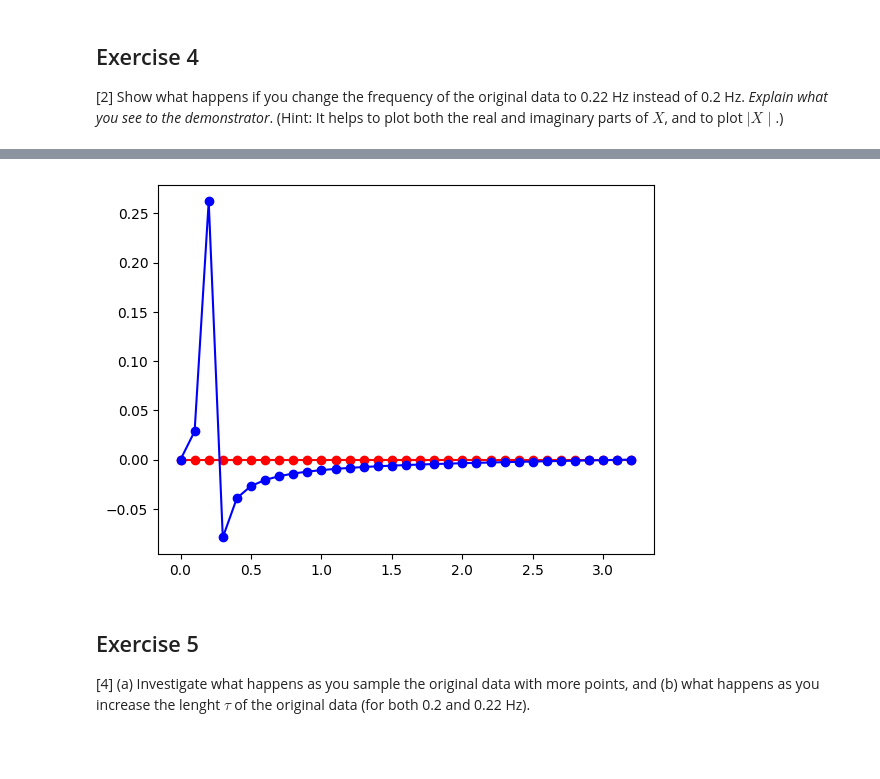
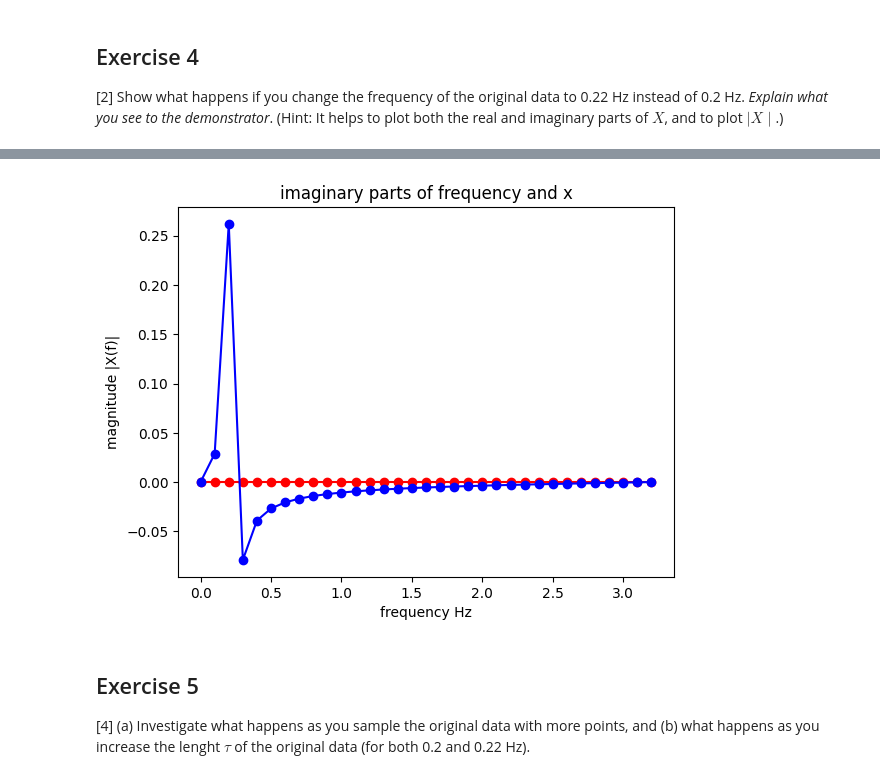
Before and after one commit to PX2145-2025/week-10-b-Anest-Cunliffe, a Jupyter notebook: FFT.ipynb, the cells around one changed output, grey strips where cells are left out. Drawn from its saved outputs; the diff is of its cells as text; code cells hidden in the pictures; blank space fills up the shorter version.

```diff
--- a/FFT.ipynb
+++ b/FFT.ipynb
@@ -389,9 +398,13 @@ plt.show()
 # %%
+#imaginary parts
 plt.plot(f_mag, x_mag.imag, '-ro', label='f0=0.2Hz')
 plt.plot(f_mag_new, x_mag_new.imag, '-ro', label='f0=0.22hZ', color='blue')
+plt.title('imaginary parts of frequency and x')
+plt.xlabel('frequency Hz')
+plt.ylabel('magnitude |X(f)|')
 plt.show()
 # %% [output]
-[figure, old version]
+[figure, new version]
 # %% [markdown]
 ## Exercise 5
 
```
Also changed, not shown: parts of 8 cells of this notebook.
